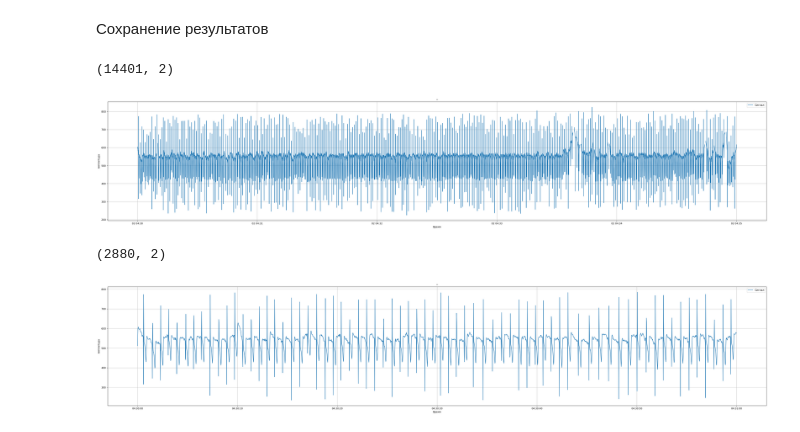
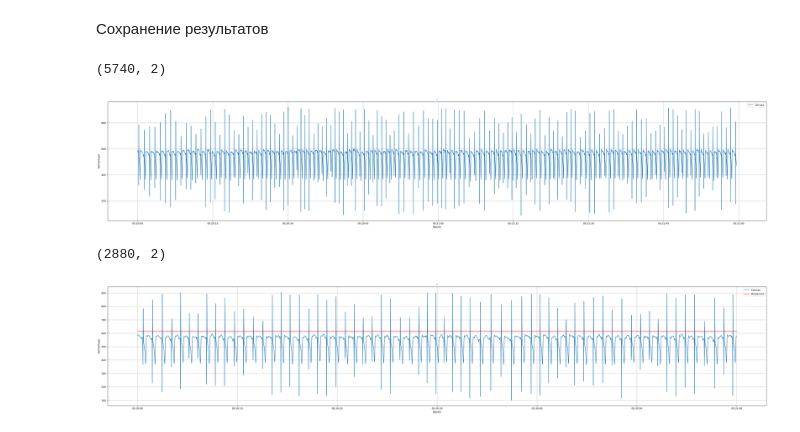
Before and after one commit to Fish-365/nightmare-pulse, a Jupyter notebook: analysis_BPM.ipynb, the cells around one changed output. Cells and saved outputs as stored; diff of their text form; code cells hidden in the pictures.

```diff
--- a/analysis_BPM.ipynb
+++ b/analysis_BPM.ipynb
@@ -44,0 +50,24 @@ plt.show()
+# %%
+# Создание полиномиальных признаков
+poly = PolynomialFeatures(degree=10, include_bias=False)
+# Используем индексы как признак X вместо временных меток
+X = np.arange(len(y)).reshape(-1, 1)
+X_poly = poly.fit_transform(X)
+
+# Обучение модели
+model = LinearRegression()
+# Обучаем на правильных данных: X_poly -> y (COM_Data)
+model.fit(X_poly, y)
+
+# Предсказание
+y_pred = model.predict(X_poly)
+
+# Визуализация
+plt.figure(figsize=(15, 5))
+plt.plot(filtered_data['Timestamp'], y, color='blue', alpha=0.5, label='Исходные данные')
+plt.plot(filtered_data['Timestamp'], y_pred, color='red', label='Регрессия')
+plt.xlabel('Время')
+plt.ylabel('COM_Data')
+plt.legend()
+plt.grid(True)
+plt.show()
@@ -77,7 +176,7 @@ for i in range(len(x[peaks]) - 1):
     # Пересчитываем границы для BPM
     # 40 BPM = 1.5 сек между ударами
     # 150 BPM = 0.4 сек между ударами
-    if not (0.4 < interval < 1.5) or (y[peaks[i]] > 850) or pd.isna(y[peaks[i]]):
+    if not (0.4 < interval < 1.5):
         # Помечаем аномальный интервал
         mask = (filtered_data['Timestamp'] >= time[i]) & (filtered_data['Timestamp'] <= time[i + 1])
         filtered_data.loc[mask, 'COM_Data'] = None
@@ -119,30 +214,30 @@ plt.show()
 # %%
 filtered_data.to_csv('com_data/com_fixed_data_20250502_035859_619.csv')
 # %%
-filtered_data1_ = filtered_data[(filtered_data['Timestamp'] > '2025-05-02 04:30:00') &
-                    (filtered_data['Timestamp'] < '2025-05-02 04:35:00')]
+filtered_data1_ = data[(data['Timestamp'] > '2025-05-02 05:20:00') &
+                    (filtered_data['Timestamp'] < '2025-05-02 05:22:00')]
 filtered_data1_ = filtered_data1_[0::4].reset_index(drop=True)
 print(filtered_data1_.shape)
 
 # Визуализация исходных данных
 x = filtered_data1_['Timestamp']
 y = filtered_data1_['COM_Data']
 
 plt.figure(figsize=(48, 40))
 plt.subplot(414)
 plt.plot(x, y, label="Сигнал")
 plt.xlabel("Время")
 plt.ylabel("Амплитуда")
 plt.title("--")
 plt.legend()
 plt.grid(True)
 plt.show()
 # %% [output]
-(14401, 2)
+(5740, 2)
-[figure, old version]
+[figure, new version]
 # %%
-filtered_data1 = data[(data['Timestamp'] > '2025-05-02 04:30:00') &
-                    (data['Timestamp'] < '2025-05-02 04:31:00')]
+filtered_data1 = data[(data['Timestamp'] > '2025-05-02 05:30:00') &
+                    (data['Timestamp'] < '2025-05-02 05:31:00')]
 filtered_data1 = filtered_data1[0::4].reset_index(drop=True)
 print(filtered_data1.shape)
 
@@ -153,6 +248,10 @@ y = filtered_data1['COM_Data']
 plt.figure(figsize=(48, 40))
 plt.subplot(414)
 plt.plot(x, y, label="Сигнал")
+start_idx = filtered_data1.index[0]
+end_idx = filtered_data1.index[-1] + 1
+plt.plot(filtered_data1['Timestamp'], y_pred[start_idx:end_idx] + (y_pred[start_idx:end_idx] * 0.15), color='red', label='Регрессия')
+
 plt.xlabel("Время")
 plt.ylabel("Амплитуда")
 plt.title("--")
@@ -161,4 +260,4 @@ plt.grid(True)
 plt.show()
 # %% [output]
 (2880, 2)
-[figure, old version]
+[figure, new version]
```
Also changed, not shown: parts of 8 cells of this notebook, 1 other file.
